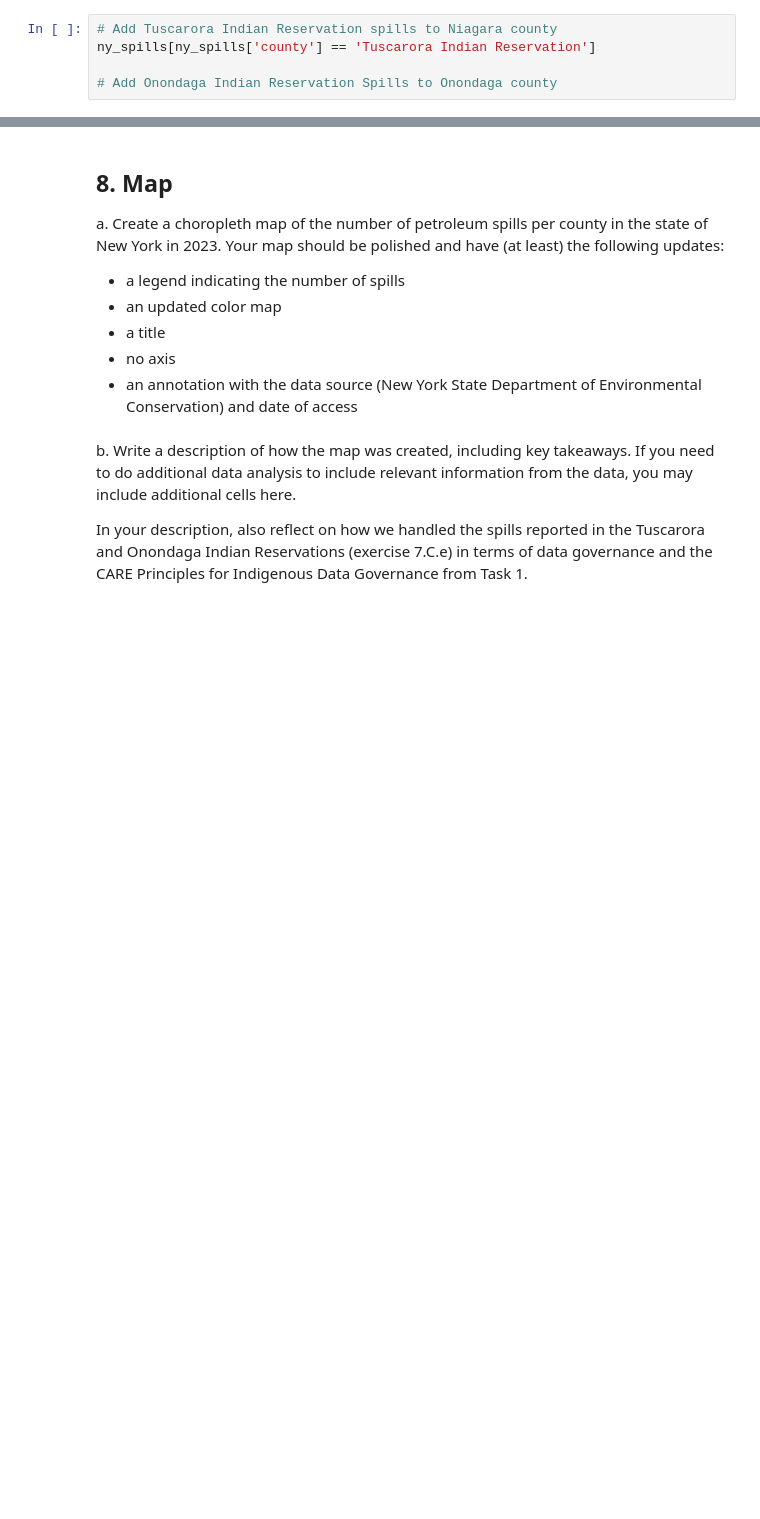
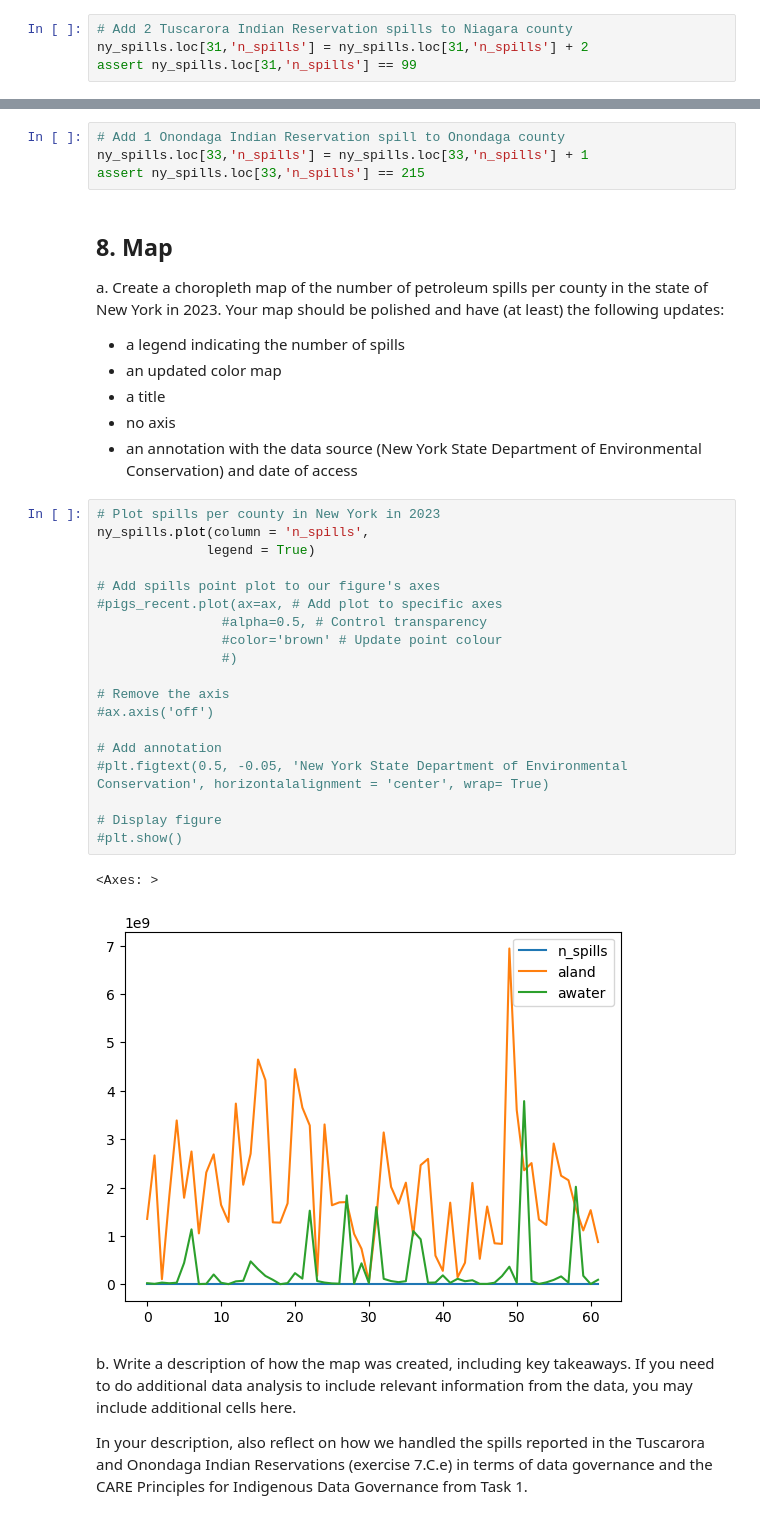
Before and after one commit to RachelMGitH/eds220-hwk3, a Jupyter notebook: hwk3-task2-spills.ipynb, the cells around one changed output, grey strips where cells are left out. Saved outputs shown, nothing was run; the diff lists cells and outputs as text; blank space fills up the shorter version.

```diff
--- a/hwk3-task2-spills.ipynb
+++ b/hwk3-task2-spills.ipynb
@@ -560,5 +574,4 @@ e. Since the reservations do not appear in the `ny_counties` dataframe, add the
 # %%
-# Add Tuscarora Indian Reservation spills to Niagara county
-ny_spills[ny_spills['county'] == 'Tuscarora Indian Reservation']
-
-# Add Onondaga Indian Reservation Spills to Onondaga county
+# Add 2 Tuscarora Indian Reservation spills to Niagara county
+ny_spills.loc[31,'n_spills'] = ny_spills.loc[31,'n_spills'] + 2
+assert ny_spills.loc[31,'n_spills'] == 99
@@ -567,3 +578,7 @@ ny_spills[ny_spills['county'] == 'Tuscarora Indian Reservation']
+# %%
+# Add 1 Onondaga Indian Reservation spill to Onondaga county
+ny_spills.loc[33,'n_spills'] = ny_spills.loc[33,'n_spills'] + 1
+assert ny_spills.loc[33,'n_spills'] == 215
 # %% [markdown]
 ## 8. Map
 a. Create a choropleth map of the number of petroleum spills per county in the state of New York in 2023.
@@ -573,6 +588,28 @@ Your map should be polished and have (at least) the following updates:
 - a title
 - no axis
 - an annotation with the data source (New York State Department of Environmental Conservation) and date of access
+# %%
+# Plot spills per county in New York in 2023
+ny_spills.plot(column = 'n_spills',
+              legend = True)
+
+# Add spills point plot to our figure's axes
+#pigs_recent.plot(ax=ax, # Add plot to specific axes
+                #alpha=0.5, # Control transparency
+                #color='brown' # Update point colour
+                #)
+
+# Remove the axis
+#ax.axis('off')
+
+# Add annotation
+#plt.figtext(0.5, -0.05, 'New York State Department of Environmental Conservation', horizontalalignment = 'center', wrap= True)
+
+# Display figure
+#plt.show()
+# %% [output]
+<Axes: >
+[figure, added]
 # %% [markdown]
 b. Write a description of how the map was created, including key takeaways. If you need to do additional data analysis to include relevant information from the data, you may include additional cells here.
 
```
Also changed, not shown: parts of 6 cells of this notebook.
